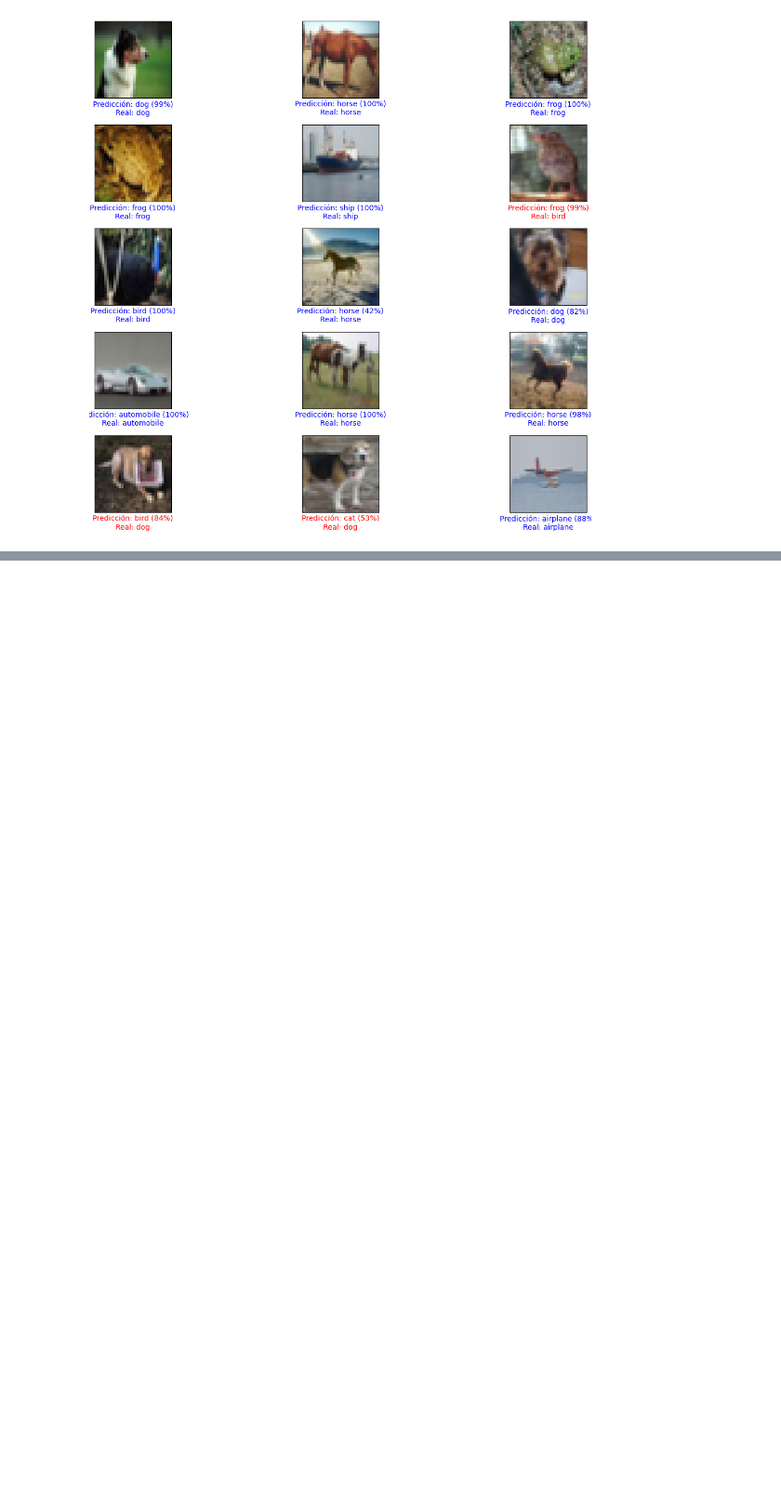
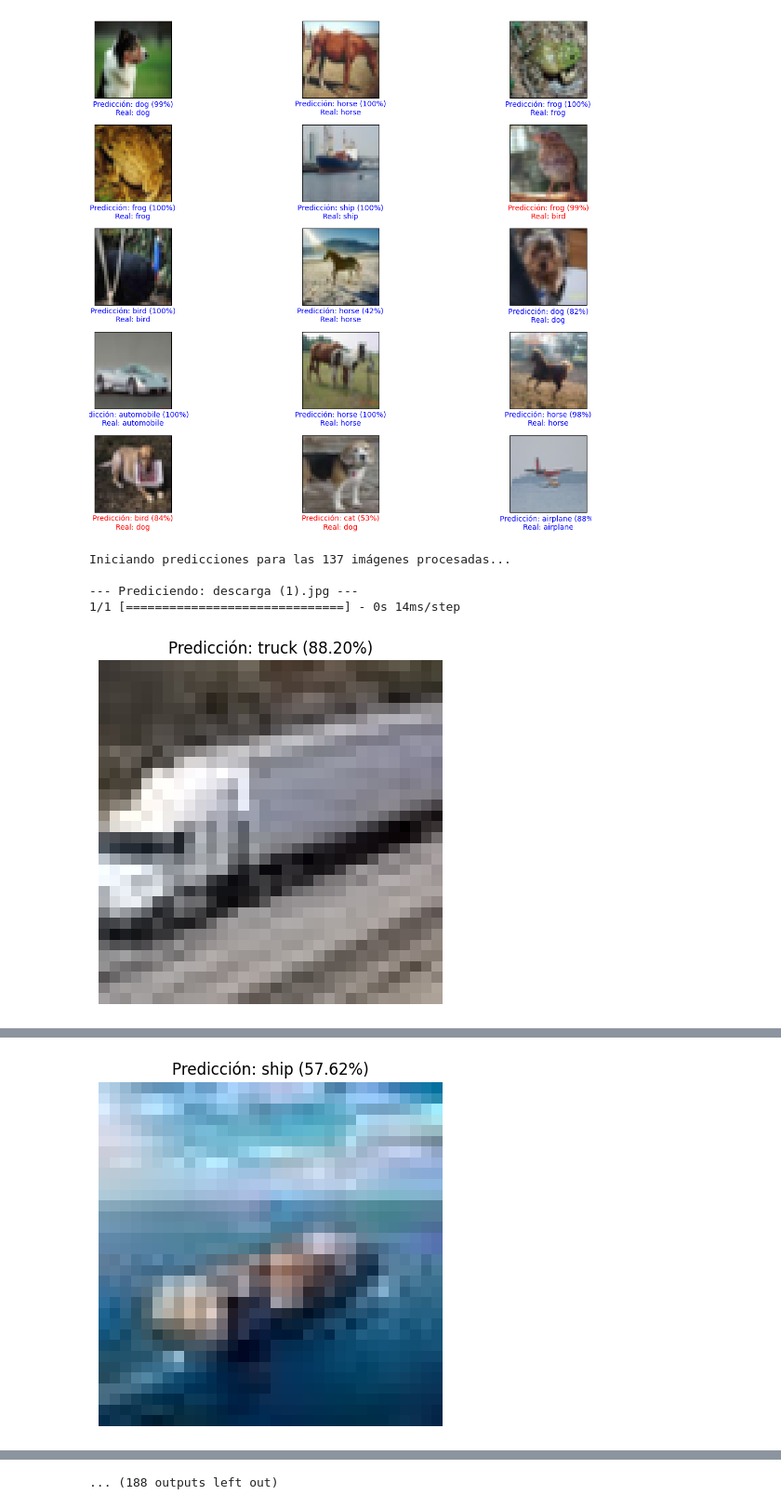
Before and after one commit to rAmIro-89/image-classification-cnn-keras, a Jupyter notebook: Clasificador_de_imagenes.ipynb, the cells around one changed output, grey strips where cells are left out. Shown at 93% size. Cells and saved outputs as stored; diff of their text form; code cells hidden in the pictures; blank space fills up the shorter version.

```diff
--- a/Clasificador_de_imagenes.ipynb
+++ b/Clasificador_de_imagenes.ipynb
@@ -242,0 +278,42 @@ Precisión del mejor modelo cargado: 83.02%
+# %%
+import os
+
+# --- ¡PROBEMOS EL MODELO CON LAS IMÁGENES CORRECTAS! ---
+
+# 1. Define la ruta a tu carpeta con las imágenes YA PROCESADAS
+CARPETA_PROCESADAS = r'E:\Procesamiento de Aprendizaje Automatico\Tp\pics_procesadas'
+
+try:
+    # 2. Obtener la lista de todos los archivos en la carpeta procesada
+    lista_de_archivos = os.listdir(CARPETA_PROCESADAS)
+
+    extensiones_validas = ('.png', '.jpg', '.jpeg', '.bmp')
+    imagenes_a_predecir = [f for f in lista_de_archivos if f.lower().endswith(extensiones_validas)]
+
+    if not imagenes_a_predecir:
+        print(f"No se encontraron imágenes en la carpeta: {CARPETA_PROCESADAS}")
+        print("Asegúrate de haber ejecutado primero el script 'preprocesar_imagenes.py'.")
+    else:
+        print(f"Iniciando predicciones para las {len(imagenes_a_predecir)} imágenes procesadas...")
+
+        # 3. Recorrer cada imagen y llamar a la función de predicción
+        for nombre_archivo in imagenes_a_predecir:
+            ruta_completa = os.path.join(CARPETA_PROCESADAS, nombre_archivo)
+
+            print(f"\n--- Prediciendo: {nombre_archivo} ---")
+
+            # Llamar a la función que definiste en la celda anterior
+            predecir_imagen_externa(ruta_completa, best_model)
+
+except FileNotFoundError:
+    print(f"Error: No se encontró la carpeta en la ruta '{CARPETA_PROCESADAS}'.")
+    print("Por favor, asegúrate de que la ruta es correcta y que has ejecutado 'preprocesar_imagenes.py'.")
+except NameError:
+    print("Error: La variable 'best_model' o la función 'predecir_imagen_externa' no están definidas.")
+    print("Por favor, ejecuta primero las celdas anteriores que las definen.")
+# %% [output]
+Iniciando predicciones para las 137 imágenes procesadas...
+
+--- Prediciendo: descarga (1).jpg ---
+1/1 [==============================] - 0s 14ms/step
+[figure, added]
@@ -242,0 +322 @@ Precisión del mejor modelo cargado: 83.02%
+[figure, added]
@@ -242,0 +335 @@ Precisión del mejor modelo cargado: 83.02%
+... (188 outputs left out)
```
Also changed, not shown: parts of 2 cells of this notebook, 1 other file.
